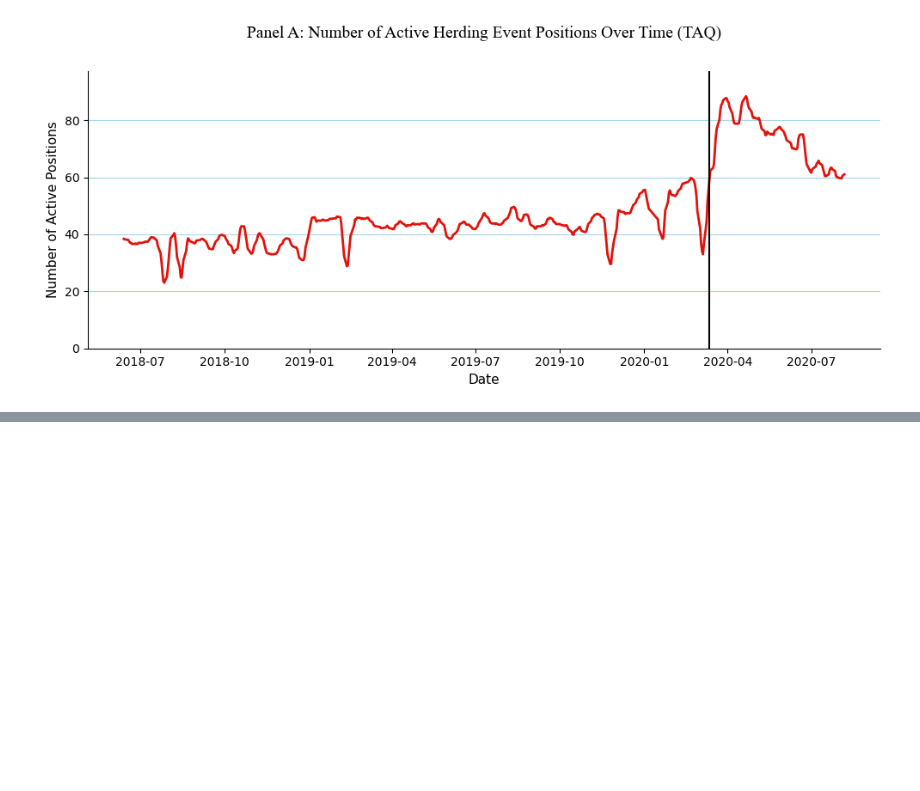
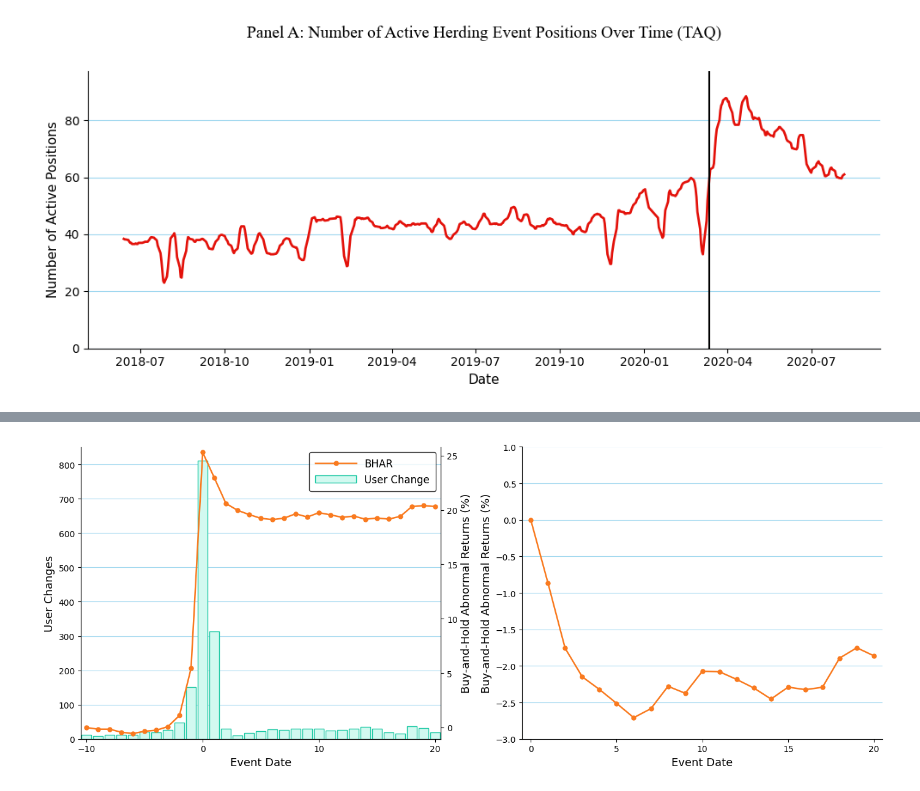
Before and after one commit to YVYX04/Bachelor_Thesis, a Jupyter notebook: notebooks/main/replication/06_EventTimeResults.ipynb, the cells around one changed output, grey strips where cells are left out. Drawn from its saved outputs; the diff is of its cells as text; code cells hidden in the pictures; blank space fills up the shorter version.

Commit message:
returns analysis extension

```diff
--- a/notebooks/main/replication/06_EventTimeResults.ipynb
+++ b/notebooks/main/replication/06_EventTimeResults.ipynb
@@ -2300,0 +3158,89 @@ Notes:
+# %%
+# ------------------------------------------------------------
+# 6. PLOT FIGURE 6
+# ------------------------------------------------------------
+fig, axes = plt.subplots(1, 2, figsize=(14, 5.6))
+ax1 = axes[0]
+ax2 = axes[1]
+
+# ----- Left panel: bars + BHAR line on twin axis
+bars = ax1.bar(
+    mean_userchg["rel_day"],
+    mean_userchg["mean_userchg"],
+    width=0.85,
+    color="#D2F9F0",
+    edgecolor="#1DC9A4",
+    linewidth=1.0,
+    label="User Change",
+    zorder=1
+)
+
+ax1.set_xlabel("Event Date", fontsize=13)
+ax1.set_ylabel("User Changes", fontsize=13)
+ax1.set_xlim(window_start - 0.5, window_end + 0.5)
+ax1.set_xticks([-10, 0, 10, 20])
+ax1.grid(axis="y", alpha=0.8, zorder=0, color="skyblue")
+ax1.set_axisbelow(True)
+
+ax1b = ax1.twinx()
+line1, = ax1b.plot(
+    left_bhar["rel_day"],
+    100 * left_bhar["mean_bhar"],
+    color="#F97A1F",
+    marker="o",
+    markersize=5,
+    linewidth=1.8,
+    label="BHAR",
+    zorder=3
+)
+
+ax1b.set_ylabel("Buy-and-Hold Abnormal Returns (%)", fontsize=13)
+ax1b.set_ylim(min(-1, 100 * left_bhar["mean_bhar"].min() - 0.5),
+              max(22, 100 * left_bhar["mean_bhar"].max() + 0.5))
+
+# legend matching order in paper
+handles = [line1, bars]
+labels = ["BHAR", "User Change"]
+ax1.legend(
+    handles, labels,
+    loc="upper right",
+    frameon=True,
+    facecolor="white",
+    edgecolor="black",
+    fontsize=12,
+    handlelength=4,
+    borderpad=0.6
+)
+
+# ----- Right panel: postevent BHAR only
+ax2.plot(
+    right_bhar["rel_day"],
+    100 * right_bhar["mean_bhar"],
+    color="#F97A1F",
+    marker="o",
+    markersize=5,
+    linewidth=1.8,
+    zorder=3
+)
+
+ax2.set_xlabel("Event Date", fontsize=13)
+ax2.set_ylabel("Buy-and-Hold Abnormal Returns (%)", fontsize=13)
+ax2.set_xlim(-0.5, window_end + 0.5)
+ax2.set_xticks([0, 5, 10, 15, 20])
+ax2.grid(axis="y", alpha=0.8, zorder=0, color="skyblue")
+ax2.set_axisbelow(True)
+
+# set right-panel y-range close to published figure
+ax2.set_ylim(-3, 1)
+
+# cosmetic cleanup
+for ax in [ax1, ax2, ax1b]:
+    ax.spines["top"].set_visible(False)
+
+ax2.spines["right"].set_visible(False)
+
+fig.tight_layout()
+plt.savefig("../../../figures/figure_6_replication_taq.pdf", bbox_inches="tight")
+plt.show()
+# %% [output]
+[figure, added]
```
Also changed, not shown: parts of 13 cells of this notebook, 9 other files.
